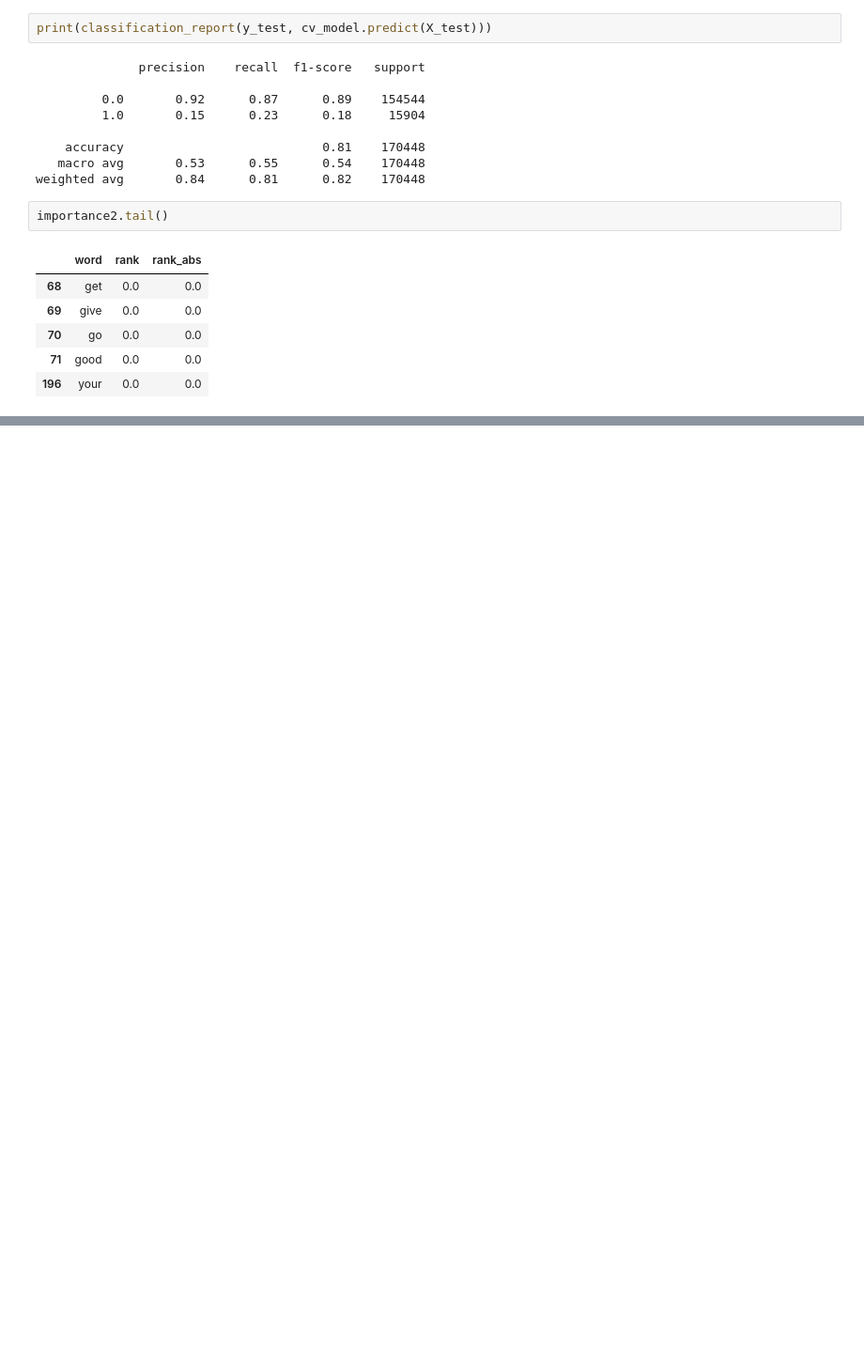
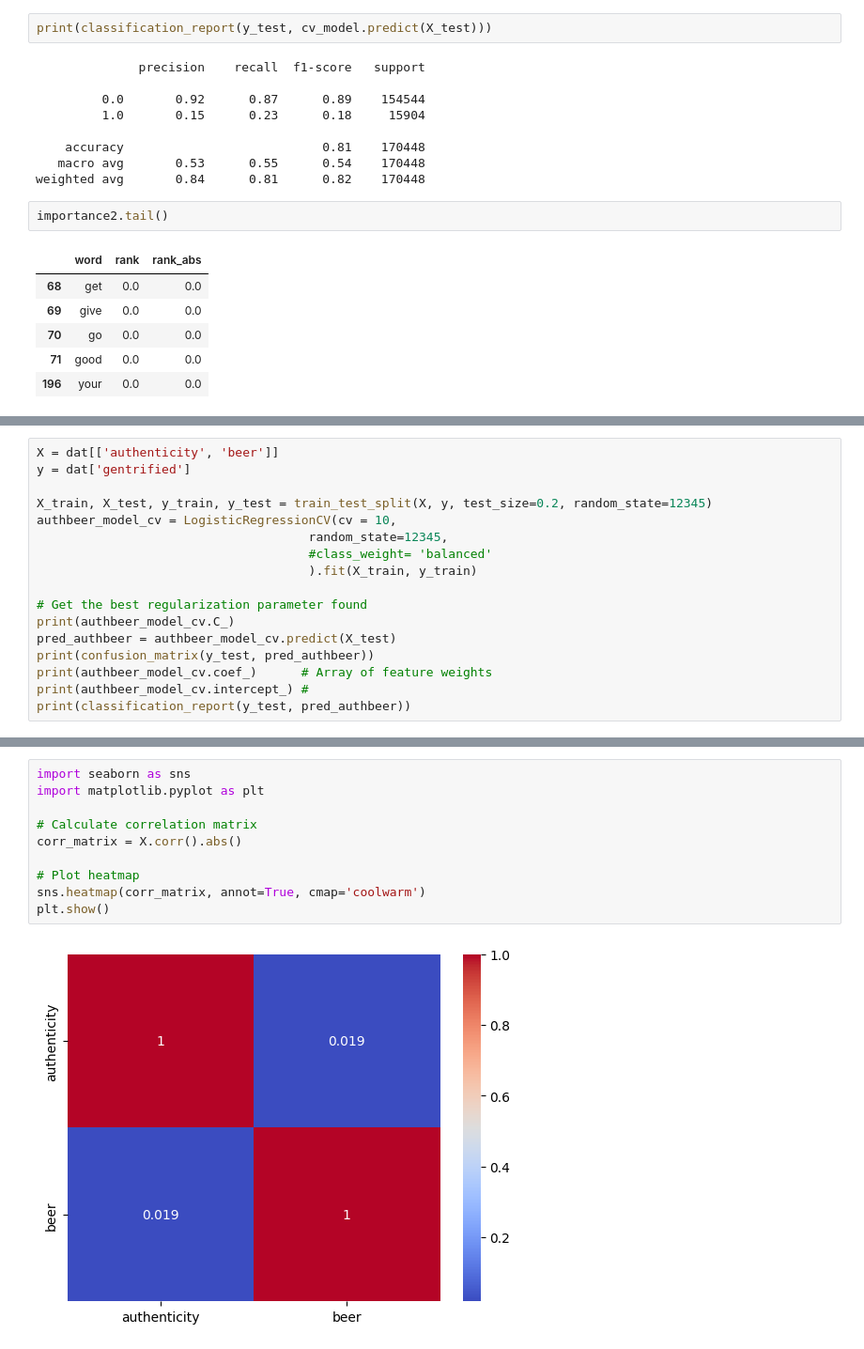
Before and after one commit to glow-27/COGS_209_proj, a Jupyter notebook: textprocessing_copy.ipynb, the cells around one changed output, grey strips where cells are left out. Shown at 94% size. Cells and saved outputs as stored; diff of their text form; blank space fills up the shorter version.

```diff
--- a/textprocessing_copy.ipynb
+++ b/textprocessing_copy.ipynb
@@ -288,0 +326,17 @@ simple        -0.0917      0.023     -3.929      0.000      -0.137      -0.046
+# %%
+X = dat[['authenticity', 'beer']]
+y = dat['gentrified']
+
+X_train, X_test, y_train, y_test = train_test_split(X, y, test_size=0.2, random_state=12345)
+authbeer_model_cv = LogisticRegressionCV(cv = 10,
+                                     random_state=12345,
+                                     #class_weight= 'balanced'
+                                     ).fit(X_train, y_train)
+
+# Get the best regularization parameter found
+print(authbeer_model_cv.C_)
+pred_authbeer = authbeer_model_cv.predict(X_test)
+print(confusion_matrix(y_test, pred_authbeer))
+print(authbeer_model_cv.coef_)      # Array of feature weights
+print(authbeer_model_cv.intercept_) #
+print(classification_report(y_test, pred_authbeer))
@@ -288,0 +357,12 @@ simple        -0.0917      0.023     -3.929      0.000      -0.137      -0.046
+# %%
+import seaborn as sns
+import matplotlib.pyplot as plt
+
+# Calculate correlation matrix
+corr_matrix = X.corr().abs()
+
+# Plot heatmap
+sns.heatmap(corr_matrix, annot=True, cmap='coolwarm')
+plt.show()
+# %% [output]
+[figure, added]
```
Also changed, not shown: parts of 10 cells of this notebook.
